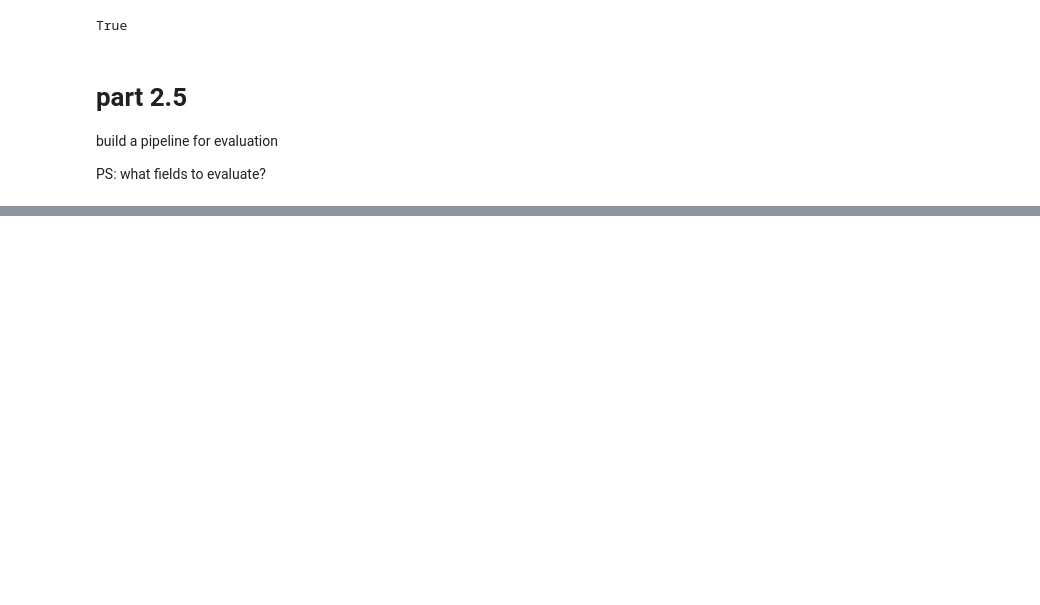
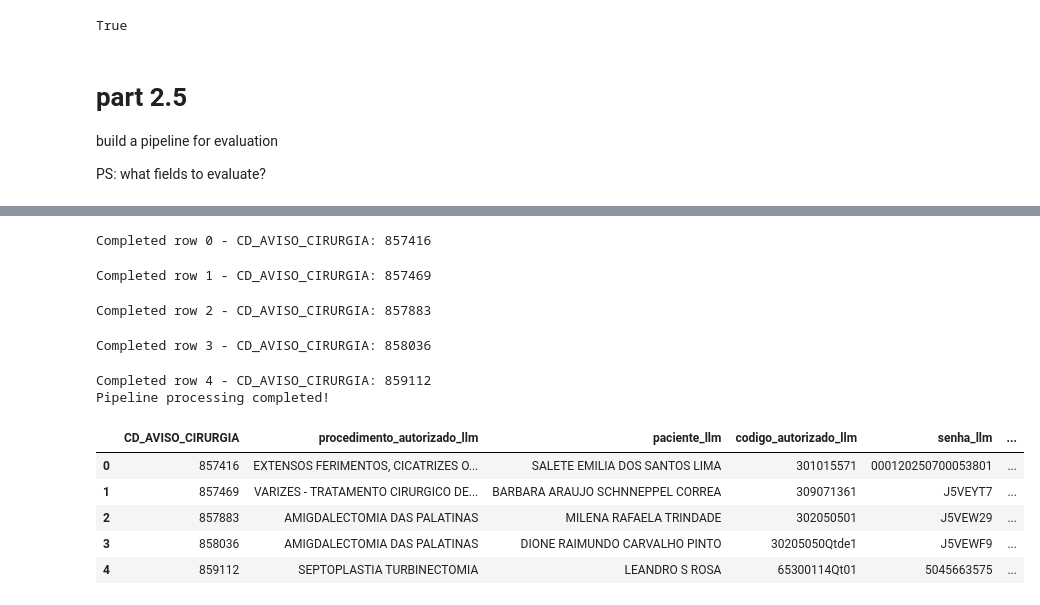
Before and after one commit to joao-thomaz-mle/autorizacoes-api, a Jupyter notebook: POC/03_llm_unstructured_eval.ipynb, the cells around one changed output, grey strips where cells are left out. Drawn from its saved outputs; the diff is of its cells as text; code cells hidden in the pictures; blank space fills up the shorter version.

```diff
--- a/POC/03_llm_unstructured_eval.ipynb
+++ b/POC/03_llm_unstructured_eval.ipynb
@@ -193,0 +249,63 @@ PS: what fields to evaluate?
+# %%
+# Step 2 & 3: Process each row through the pipeline
+import re
+from tqdm import tqdm
+
+def process_single_row(row_index, pdf_bytes):
+    """Process a single row through the PDF->Text->LLM pipeline"""
+    try:
+        # Convert PDF bytes to text using unstructured
+        pdf_file_like = io.BytesIO(pdf_bytes)
+        elements = partition_pdf(file=pdf_file_like, languages=["portuguese"])
+        full_text = "\n".join([el.text for el in elements if el.text])
+
+        # Send to LLM
+        results = llm_instance.invoke_model(input_str=full_text)
+
+        # Clean special characters from specific fields
+        if 'codigo_autorizado' in results:
+            results["codigo_autorizado"] = re.sub(r'[^a-zA-Z0-9]', '', results["codigo_autorizado"])
+        if 'senha' in results:
+            results["senha"] = re.sub(r'[^a-zA-Z0-9]', '', results["senha"])
+
+        return results
+
+    except Exception as e:
+        print(f"Error processing row {row_index}: {e}")
+        return {col.replace('_llm', ''): None for col in llm_columns}
+
+# Process each row
+for idx, row in tqdm(eval_df.iterrows(), total=len(eval_df), desc="Processing PDFs"):
+    pdf_bytes = row['DS_PDF_BYTES']
+
+    # Skip if no PDF bytes available
+    if pd.isna(pdf_bytes):
+        print(f"Skipping row {idx}: No PDF bytes available")
+        continue
+
+    # Process the row
+    llm_results = process_single_row(idx, pdf_bytes)
+
+    # Add results to dataframe
+    for field_name, value in llm_results.items():
+        col_name = f"{field_name}_llm"
+        if col_name in eval_df.columns:
+            eval_df.at[idx, col_name] = value
+
+    print(f"Completed row {idx} - CD_AVISO_CIRURGIA: {row['CD_AVISO_CIRURGIA']}")
+
+print("Pipeline processing completed!")
+eval_df[['CD_AVISO_CIRURGIA'] + llm_columns].head()
+# %% [output]
+Completed row 0 - CD_AVISO_CIRURGIA: 857416
+Completed row 1 - CD_AVISO_CIRURGIA: 857469
+Completed row 2 - CD_AVISO_CIRURGIA: 857883
+Completed row 3 - CD_AVISO_CIRURGIA: 858036
+Completed row 4 - CD_AVISO_CIRURGIA: 859112
+Pipeline processing completed!
+|  | CD_AVISO_CIRURGIA | procedimento_autorizado_llm | paciente_llm | codigo_autorizado_llm | senha_llm | ... |
+| 0 | 857416 | EXTENSOS FERIMENTOS, CICATRIZES O... | SALETE EMILIA DOS SANTOS LIMA | 301015571 | 000120250700053801 | ... |
+| 1 | 857469 | VARIZES - TRATAMENTO CIRURGICO DE... | BARBARA ARAUJO SCHNNEPPEL CORREA | 309071361 | J5VEYT7 | ... |
+| 2 | 857883 | AMIGDALECTOMIA DAS PALATINAS | MILENA RAFAELA TRINDADE | 302050501 | J5VEW29 | ... |
+| 3 | 858036 | AMIGDALECTOMIA DAS PALATINAS | DIONE RAIMUNDO CARVALHO PINTO | 30205050Qtde1 | J5VEWF9 | ... |
+| 4 | 859112 | SEPTOPLASTIA TURBINECTOMIA | LEANDRO S ROSA | 65300114Qt01 | 5045663575 | ... |
```
Also changed, not shown: parts of 24 cells of this notebook, 2 other files.
